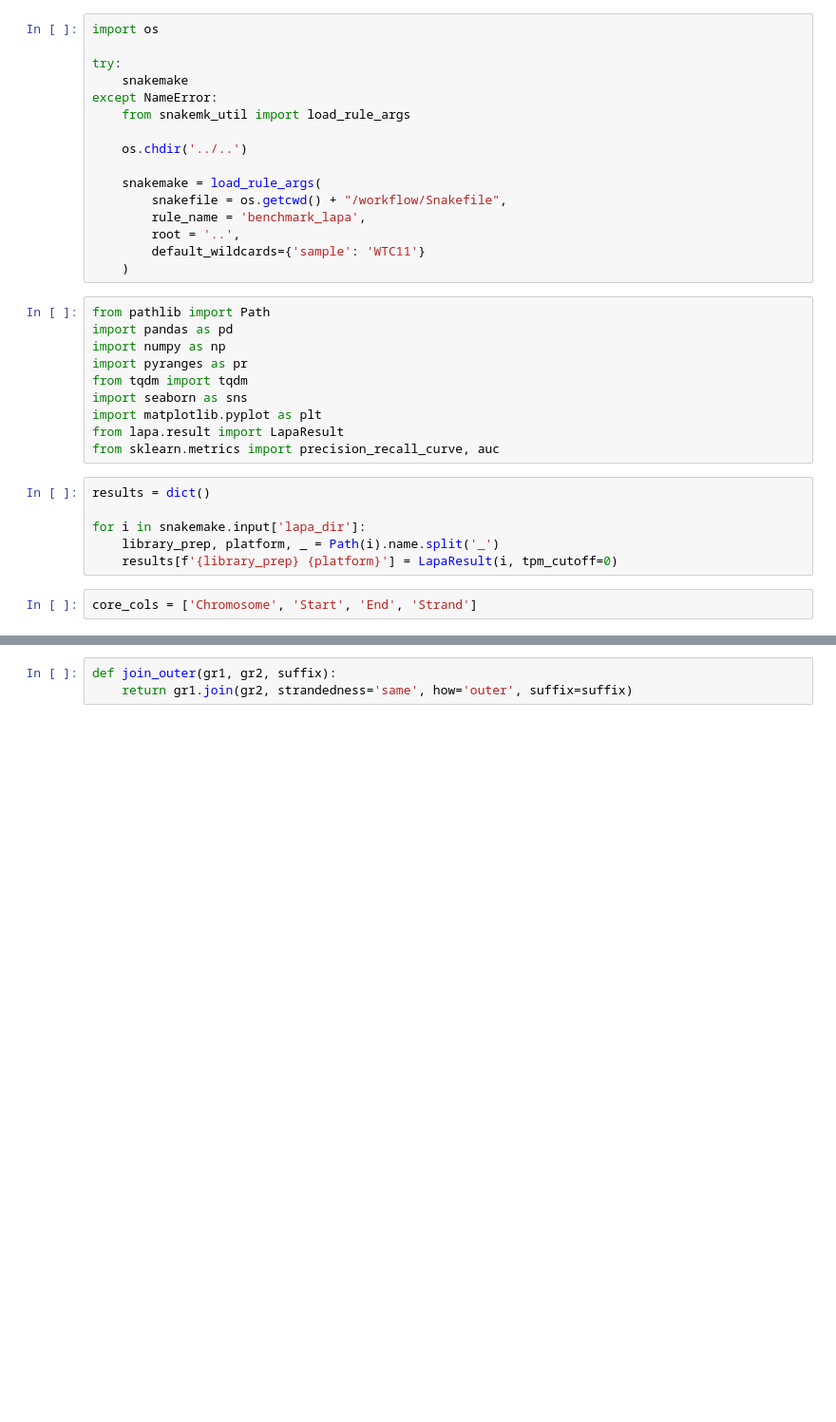
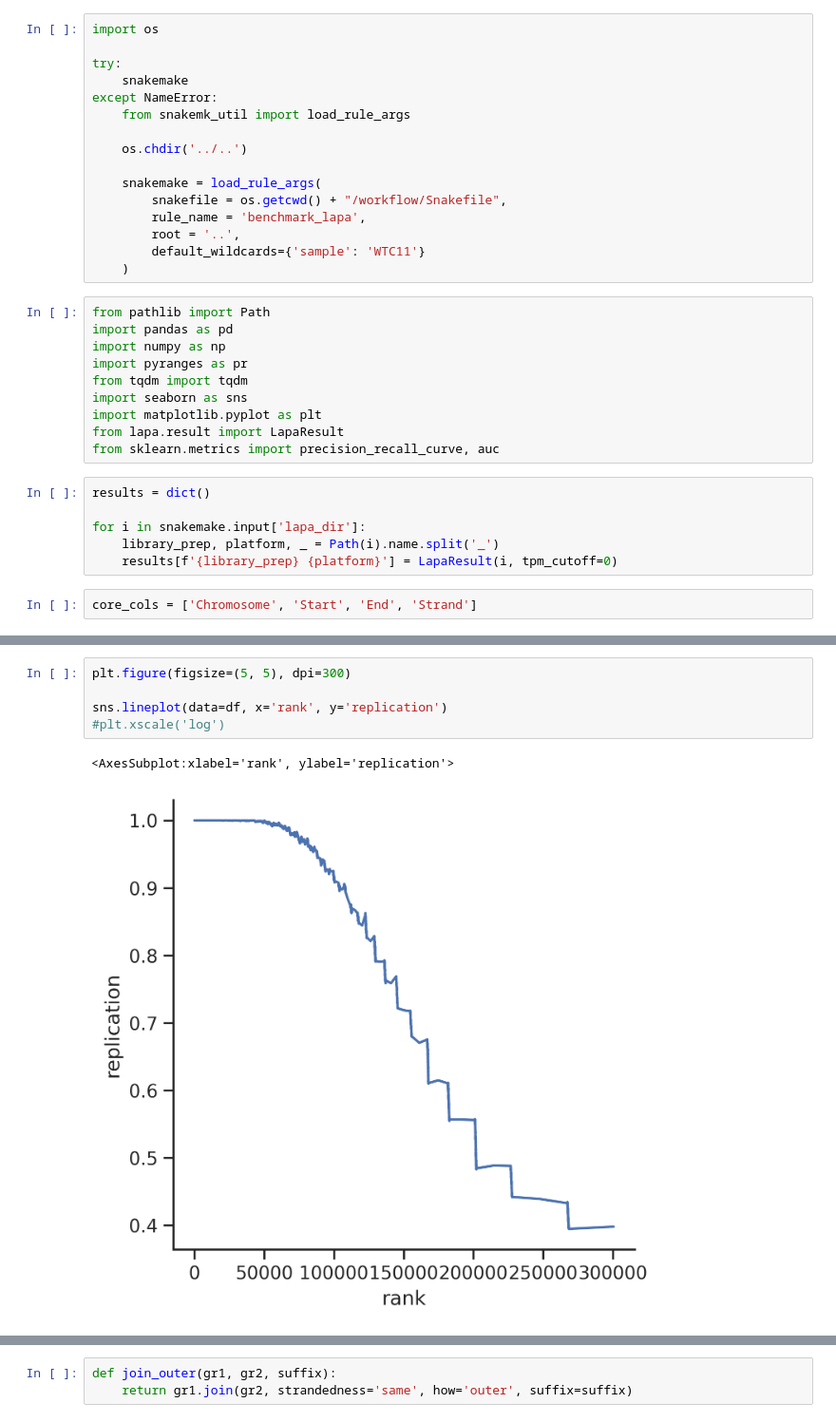
Before and after one commit to mortazavilab/lapa, a Jupyter notebook: workflow/benchmark/benchmark_lapa.ipynb, the cells around one changed output, grey strips where cells are left out. Shown: that part at 95% size. Saved outputs shown, nothing was run; the diff lists cells and outputs as text; blank space fills up the shorter version.

```diff
--- a/workflow/benchmark/benchmark_lapa.ipynb
+++ b/workflow/benchmark/benchmark_lapa.ipynb
@@ -34,0 +61,8 @@ core_cols = ['Chromosome', 'Start', 'End', 'Strand']
+# %%
+plt.figure(figsize=(5, 5), dpi=300)
+
+sns.lineplot(data=df, x='rank', y='replication')
+#plt.xscale('log')
+# %% [output]
+<AxesSubplot:xlabel='rank', ylabel='replication'>
+[figure, added]
```
Also changed, not shown: parts of 19 cells of this notebook, 45 other files.
